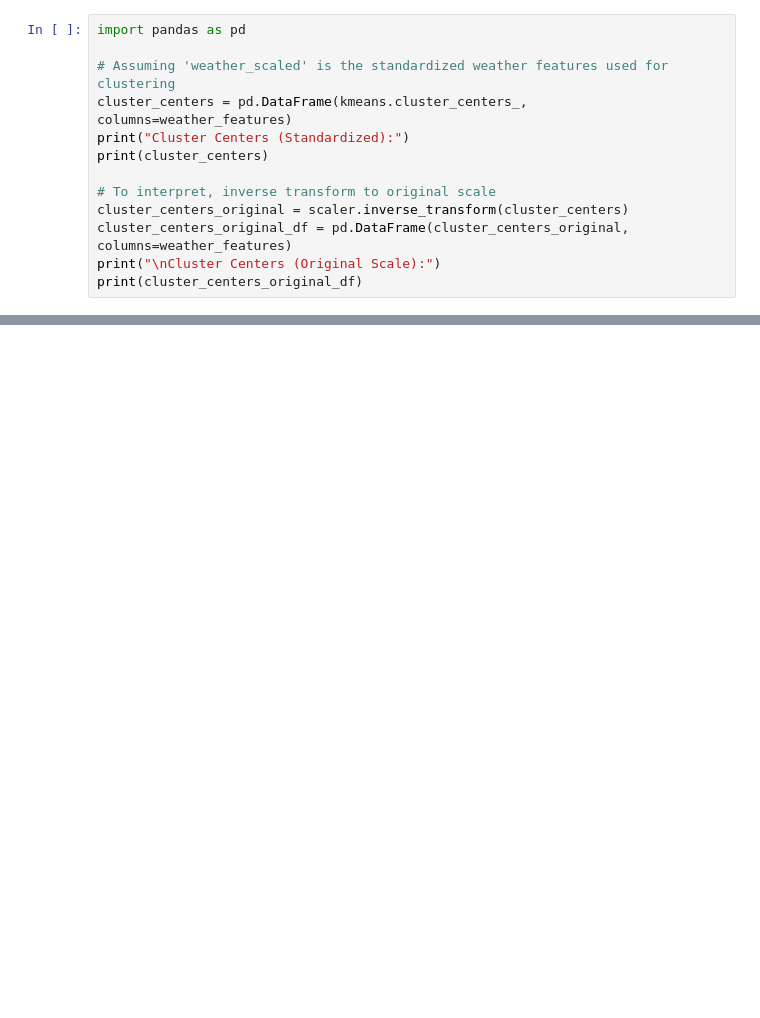
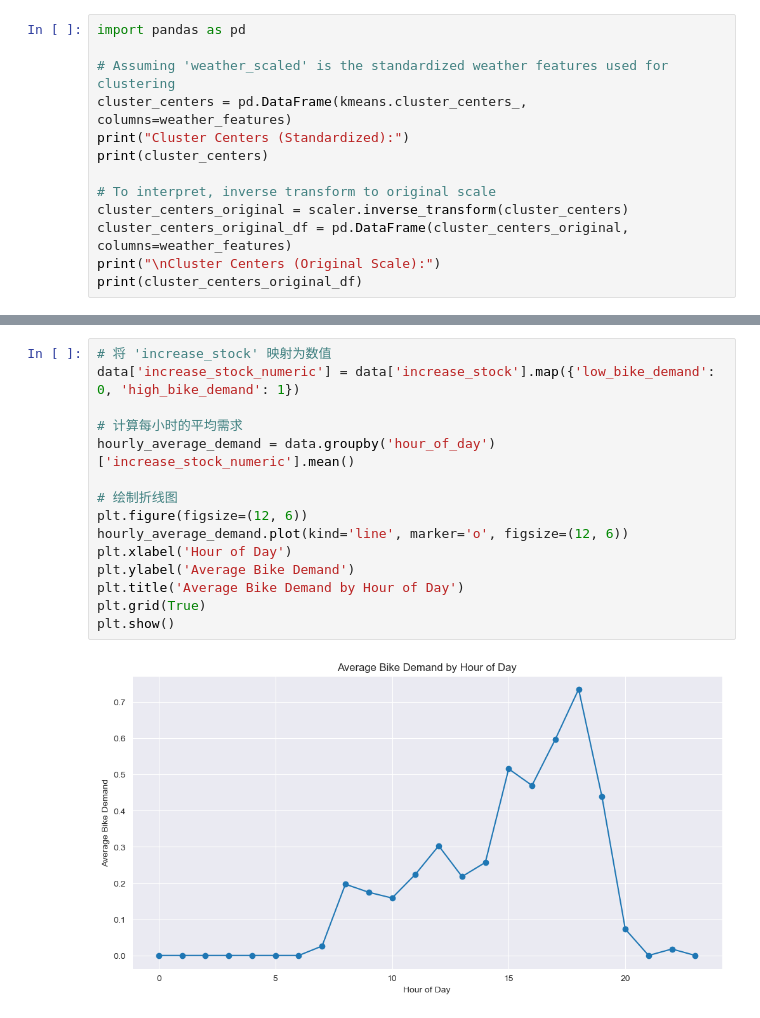
Before and after one commit to mihoyoMhb/SMLproject, a Jupyter notebook: KNNforWeather.ipynb, the cells around one changed output, grey strips where cells are left out. Saved outputs shown, nothing was run; the diff lists cells and outputs as text; blank space fills up the shorter version.

```diff
--- a/KNNforWeather.ipynb
+++ b/KNNforWeather.ipynb
@@ -97,0 +106,17 @@ print(cluster_centers_original_df)
+# %%
+# 将 'increase_stock' 映射为数值
+data['increase_stock_numeric'] = data['increase_stock'].map({'low_bike_demand': 0, 'high_bike_demand': 1})
+
+# 计算每小时的平均需求
+hourly_average_demand = data.groupby('hour_of_day')['increase_stock_numeric'].mean()
+
+# 绘制折线图
+plt.figure(figsize=(12, 6))
+hourly_average_demand.plot(kind='line', marker='o', figsize=(12, 6))
+plt.xlabel('Hour of Day')
+plt.ylabel('Average Bike Demand')
+plt.title('Average Bike Demand by Hour of Day')
+plt.grid(True)
+plt.show()
+# %% [output]
+[figure, added]
```
Also changed, not shown: parts of 24 cells of this notebook, 6 other files.
